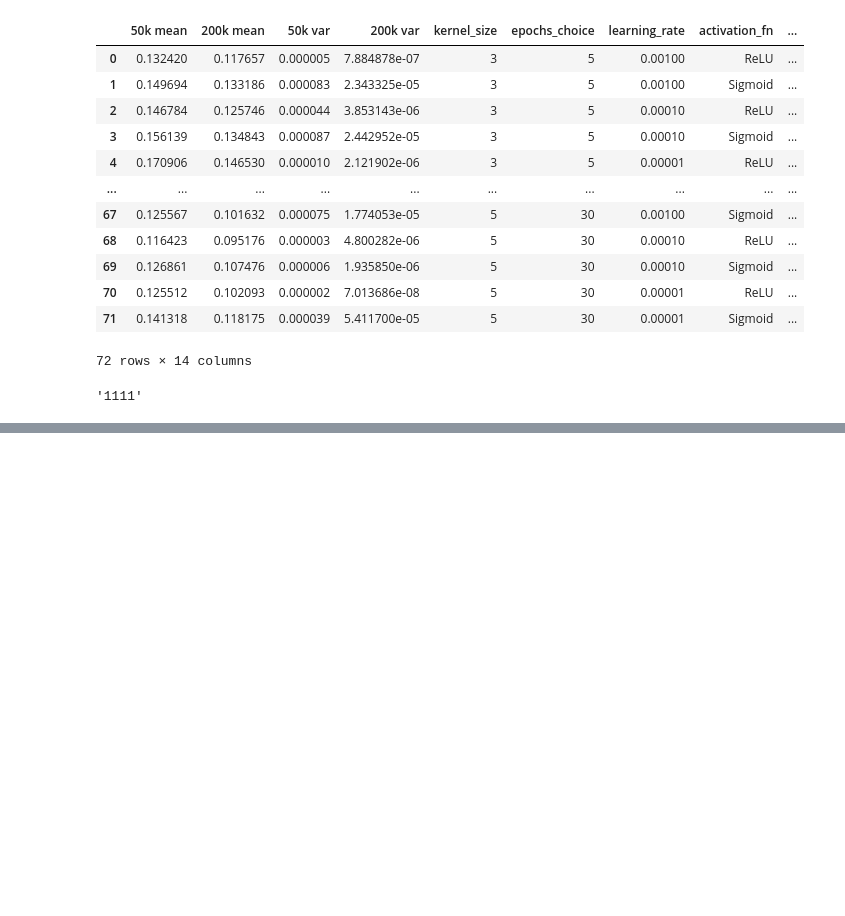
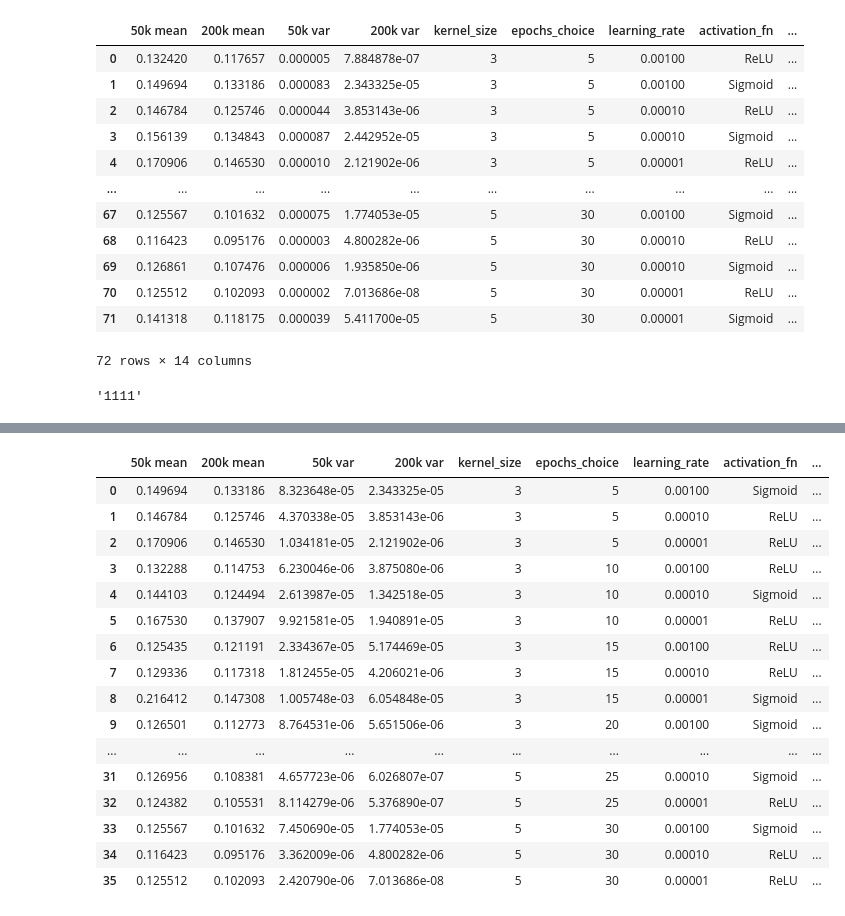
Before and after one commit to lichang0824/CNN, a Jupyter notebook: DOE Analysis/OA.ipynb, the cells around one changed output, grey strips where cells are left out. Drawn from its saved outputs; the diff is of its cells as text; code cells hidden in the pictures; blank space fills up the shorter version.

```diff
--- a/DOE Analysis/OA.ipynb
+++ b/DOE Analysis/OA.ipynb
@@ -57,3 +57,5 @@ comparison['combo'][0]
 merged = pd.merge(left = comparison, right = oa, on = 'combo', how = 'right')
 # %%
 merged.to_csv('merged.csv', index = False)
+# %%
+missing = pd.DataFrame(comparison['combo'][~comparison['combo'].isin(oa['combo'])])
@@ -59,0 +66,2 @@ merged.to_csv('merged.csv', index = False)
+# %%
+comparison.sort_values(by = '50k mean', inplace = False)
@@ -59,0 +102,4 @@ merged.to_csv('merged.csv', index = False)
+# %%
+other32 = pd.merge(left = comparison, right = missing, on = 'combo', how = 'right')
+# %%
+other32['id'] = range(1, 37)
@@ -59,0 +108,20 @@ merged.to_csv('merged.csv', index = False)
+# %%
+other32
+# %% [output]
+|  | 50k mean | 200k mean | 50k var | 200k var | kernel_size | epochs_choice | learning_rate | activation_fn | ... |
+| 0 | 0.149694 | 0.133186 | 8.323648e-05 | 2.343325e-05 | 3 | 5 | 0.00100 | Sigmoid | ... |
+| 1 | 0.146784 | 0.125746 | 4.370338e-05 | 3.853143e-06 | 3 | 5 | 0.00010 | ReLU | ... |
+| 2 | 0.170906 | 0.146530 | 1.034181e-05 | 2.121902e-06 | 3 | 5 | 0.00001 | ReLU | ... |
+| 3 | 0.132288 | 0.114753 | 6.230046e-06 | 3.875080e-06 | 3 | 10 | 0.00100 | ReLU | ... |
+| 4 | 0.144103 | 0.124494 | 2.613987e-05 | 1.342518e-05 | 3 | 10 | 0.00010 | Sigmoid | ... |
+| 5 | 0.167530 | 0.137907 | 9.921581e-05 | 1.940891e-05 | 3 | 10 | 0.00001 | ReLU | ... |
+| 6 | 0.125435 | 0.121191 | 2.334367e-05 | 5.174469e-05 | 3 | 15 | 0.00100 | ReLU | ... |
+| 7 | 0.129336 | 0.117318 | 1.812455e-05 | 4.206021e-06 | 3 | 15 | 0.00010 | ReLU | ... |
+| 8 | 0.216412 | 0.147308 | 1.005748e-03 | 6.054848e-05 | 3 | 15 | 0.00001 | Sigmoid | ... |
+| 9 | 0.126501 | 0.112773 | 8.764531e-06 | 5.651506e-06 | 3 | 20 | 0.00100 | Sigmoid | ... |
+| ... | ... | ... | ... | ... | ... | ... | ... | ... | ... |
+| 31 | 0.126956 | 0.108381 | 4.657723e-06 | 6.026807e-07 | 5 | 25 | 0.00010 | Sigmoid | ... |
+| 32 | 0.124382 | 0.105531 | 8.114279e-06 | 5.376890e-07 | 5 | 25 | 0.00001 | ReLU | ... |
+| 33 | 0.125567 | 0.101632 | 7.450690e-05 | 1.774053e-05 | 5 | 30 | 0.00100 | Sigmoid | ... |
+| 34 | 0.116423 | 0.095176 | 3.362009e-06 | 4.800282e-06 | 5 | 30 | 0.00010 | ReLU | ... |
+| 35 | 0.125512 | 0.102093 | 2.420790e-06 | 7.013686e-08 | 5 | 30 | 0.00001 | ReLU | ... |
```
Also changed, not shown: parts of 5 cells of this notebook, 2 other files.
